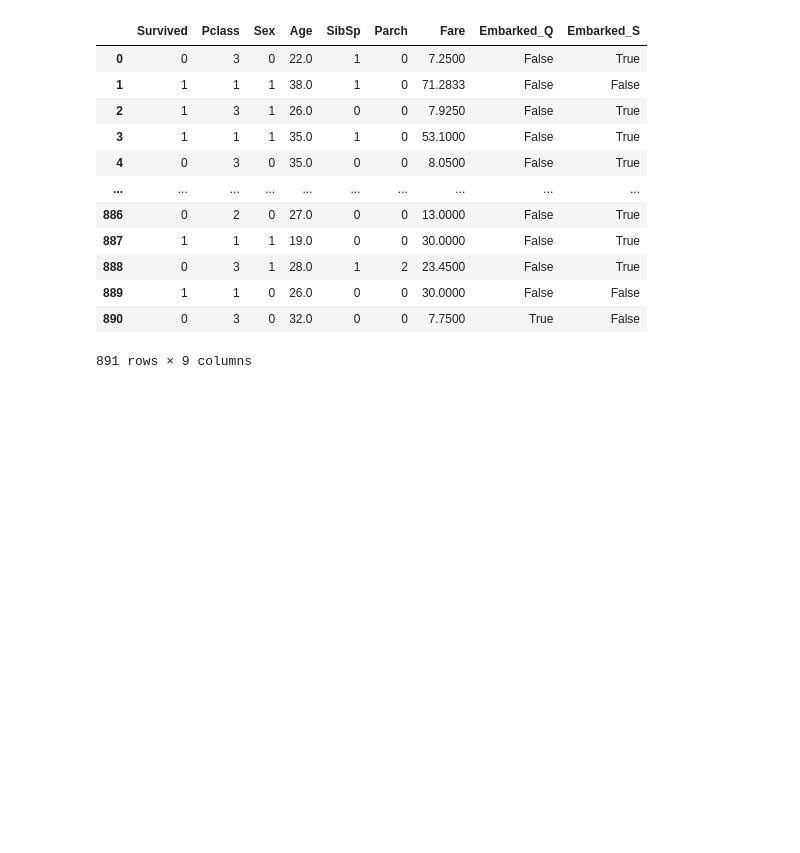
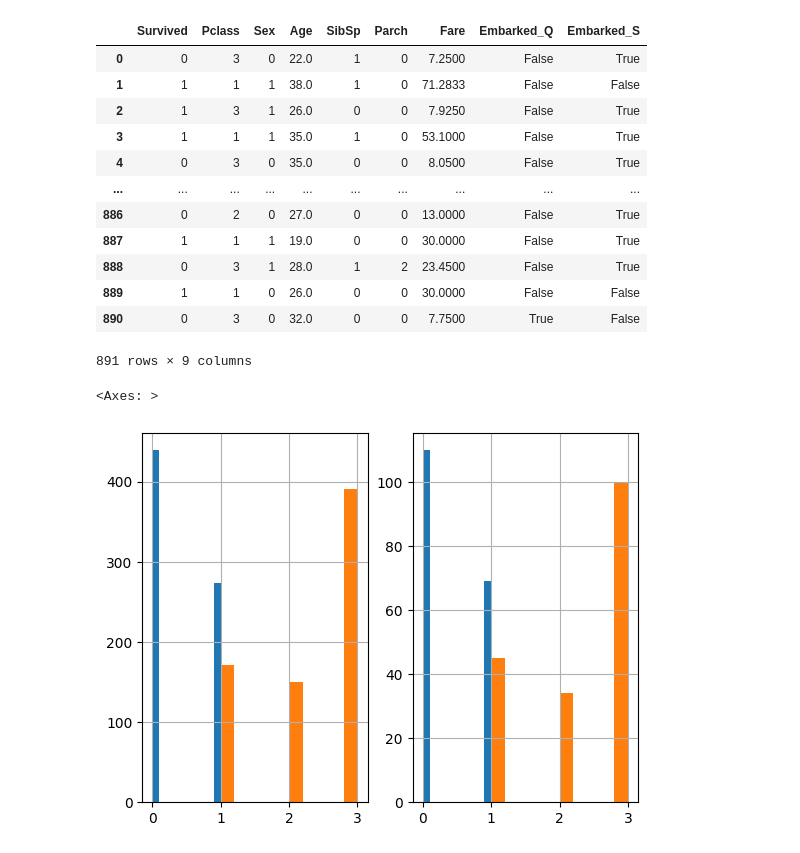
Before and after one commit to Zainulamaan7/CODSOFT, a Jupyter notebook: Titanic_survival/titanic_survival.ipynb, the cells around one changed output. Cells and saved outputs as stored; diff of their text form; code cells hidden in the pictures; blank space fills up the shorter version.

Commit message:
Model trained and tested

```diff
--- a/Titanic_survival/titanic_survival.ipynb
+++ b/Titanic_survival/titanic_survival.ipynb
@@ -133,3 +101,20 @@ test_df  = pd.concat([X_test, y_test], axis=1)
 # save to CSV
 train_df.to_csv("titanic_train.csv", index=False)
 test_df.to_csv("titanic_test.csv", index=False)
+# %%
+with open("titanic_test.csv") as f:
+    titanic_test=pd.read_csv(f)
+
+with open("titanic_train.csv") as f:
+    titanic_train=pd.read_csv(f)
+
+plt.subplot(1,2,1)
+titanic_train['Survived'].hist()
+titanic_train['Pclass'].hist()
+
+plt.subplot(1,2,2)
+titanic_test['Survived'].hist()
+titanic_test['Pclass'].hist()
+# %% [output]
+<Axes: >
+[figure, added]
```
Also changed, not shown: parts of 13 cells of this notebook.
